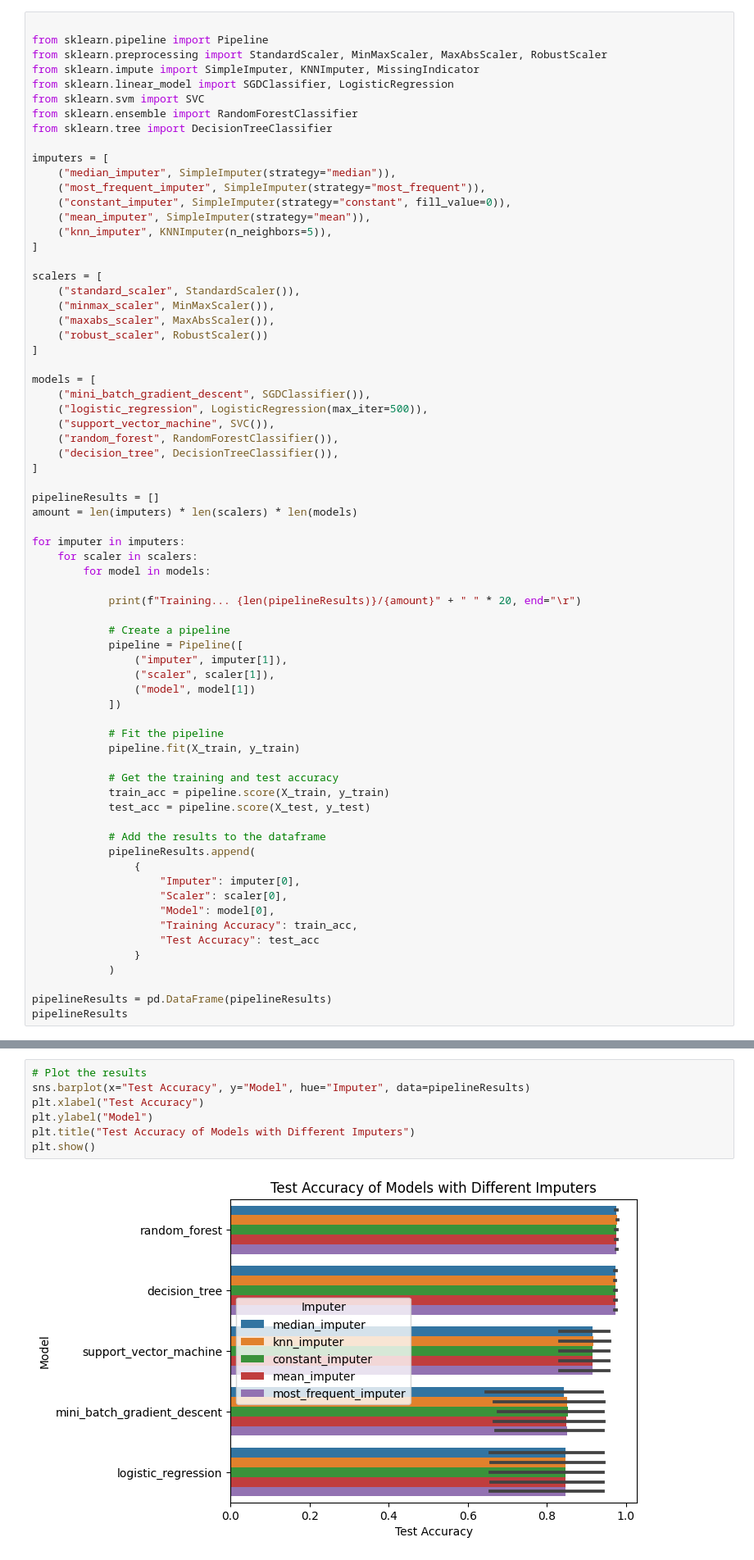
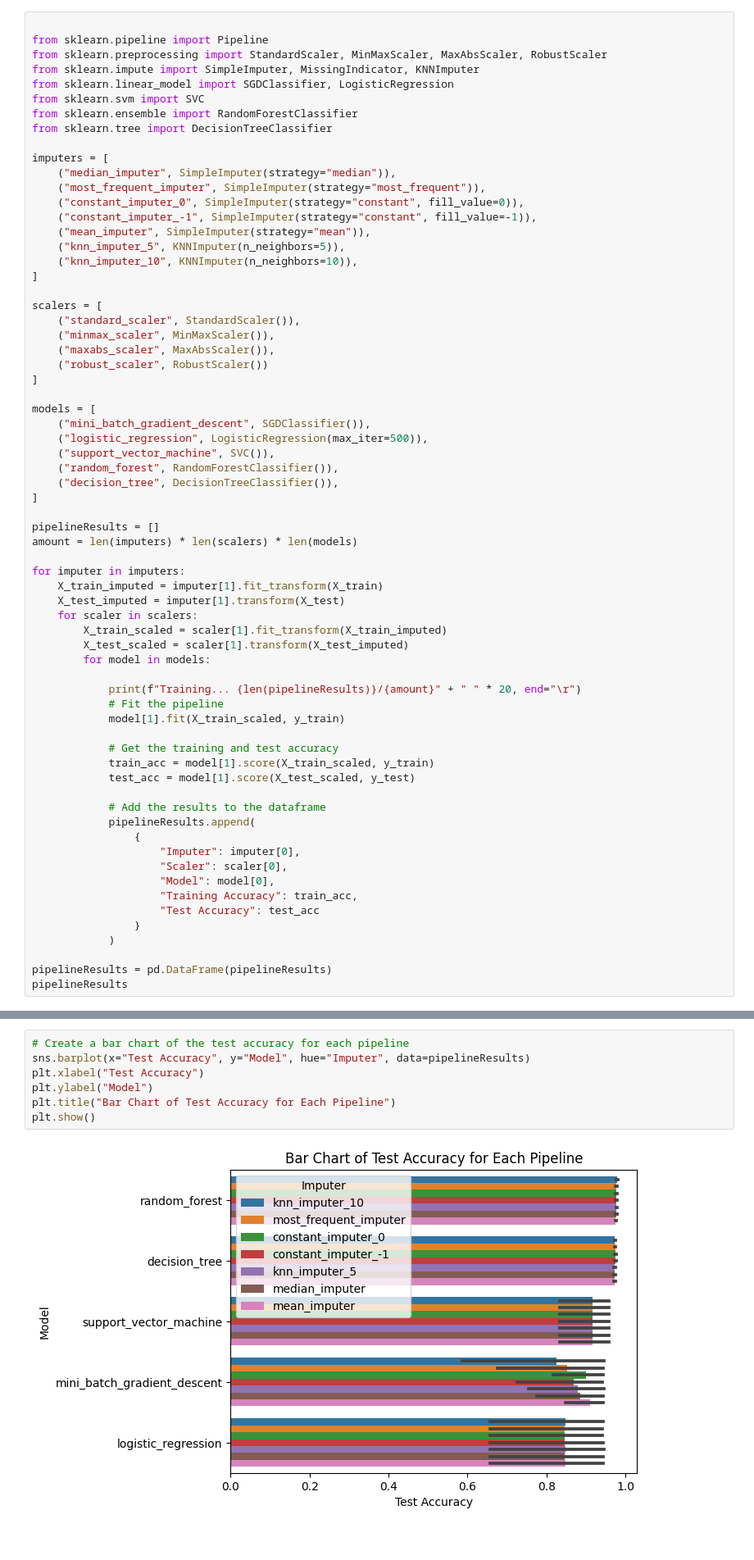
Before and after one commit to lypsoty112/Machine-Learning-Project, a Jupyter notebook: training3.ipynb, the cells around one changed output, grey strips where cells are left out. Shown: that part at 82% size. Saved outputs shown, nothing was run; the diff lists cells and outputs as text.

```diff
--- a/training3.ipynb
+++ b/training3.ipynb
@@ -100,7 +100,7 @@ X_train.shape, X_test.shape, y_train.shape, y_test.shape
 
 from sklearn.pipeline import Pipeline
 from sklearn.preprocessing import StandardScaler, MinMaxScaler, MaxAbsScaler, RobustScaler
-from sklearn.impute import SimpleImputer, KNNImputer, MissingIndicator
+from sklearn.impute import SimpleImputer, MissingIndicator, KNNImputer
 from sklearn.linear_model import SGDClassifier, LogisticRegression
 from sklearn.svm import SVC
 from sklearn.ensemble import RandomForestClassifier
@@ -109,9 +109,11 @@ from sklearn.tree import DecisionTreeClassifier
 imputers = [
     ("median_imputer", SimpleImputer(strategy="median")),
     ("most_frequent_imputer", SimpleImputer(strategy="most_frequent")),
-    ("constant_imputer", SimpleImputer(strategy="constant", fill_value=0)),
+    ("constant_imputer_0", SimpleImputer(strategy="constant", fill_value=0)),
+    ("constant_imputer_-1", SimpleImputer(strategy="constant", fill_value=-1)),
     ("mean_imputer", SimpleImputer(strategy="mean")),
-    ("knn_imputer", KNNImputer(n_neighbors=5)),
+    ("knn_imputer_5", KNNImputer(n_neighbors=5)),
+    ("knn_imputer_10", KNNImputer(n_neighbors=10)),
 ]
 
 scalers = [
@@ -133,24 +135,20 @@ pipelineResults = []
 amount = len(imputers) * len(scalers) * len(models)
 
 for imputer in imputers:
+    X_train_imputed = imputer[1].fit_transform(X_train)
+    X_test_imputed = imputer[1].transform(X_test)
     for scaler in scalers:
+        X_train_scaled = scaler[1].fit_transform(X_train_imputed)
+        X_test_scaled = scaler[1].transform(X_test_imputed)
         for model in models:
 
             print(f"Training... {len(pipelineResults)}/{amount}" + " " * 20, end="\r")
-
-            # Create a pipeline
-            pipeline = Pipeline([
-                ("imputer", imputer[1]),
-                ("scaler", scaler[1]),
-                ("model", model[1])
-            ])
-
             # Fit the pipeline
-            pipeline.fit(X_train, y_train)
+            model[1].fit(X_train_scaled, y_train)
 
             # Get the training and test accuracy
-            train_acc = pipeline.score(X_train, y_train)
-            test_acc = pipeline.score(X_test, y_test)
+            train_acc = model[1].score(X_train_scaled, y_train)
+            test_acc = model[1].score(X_test_scaled, y_test)
 
             # Add the results to the dataframe
             pipelineResults.append(
@@ -200,11 +198,11 @@ pipelineResults
 # %%
-# Plot the results
+# Create a bar chart of the test accuracy for each pipeline
 sns.barplot(x="Test Accuracy", y="Model", hue="Imputer", data=pipelineResults)
 plt.xlabel("Test Accuracy")
 plt.ylabel("Model")
-plt.title("Test Accuracy of Models with Different Imputers")
+plt.title("Bar Chart of Test Accuracy for Each Pipeline")
 plt.show()
 # %% [output]
-[figure, old version]
+[figure, new version]
 # %% [markdown]
 # Fine-tune the best model
```
Also changed, not shown: parts of 5 cells of this notebook, 1 other file.
